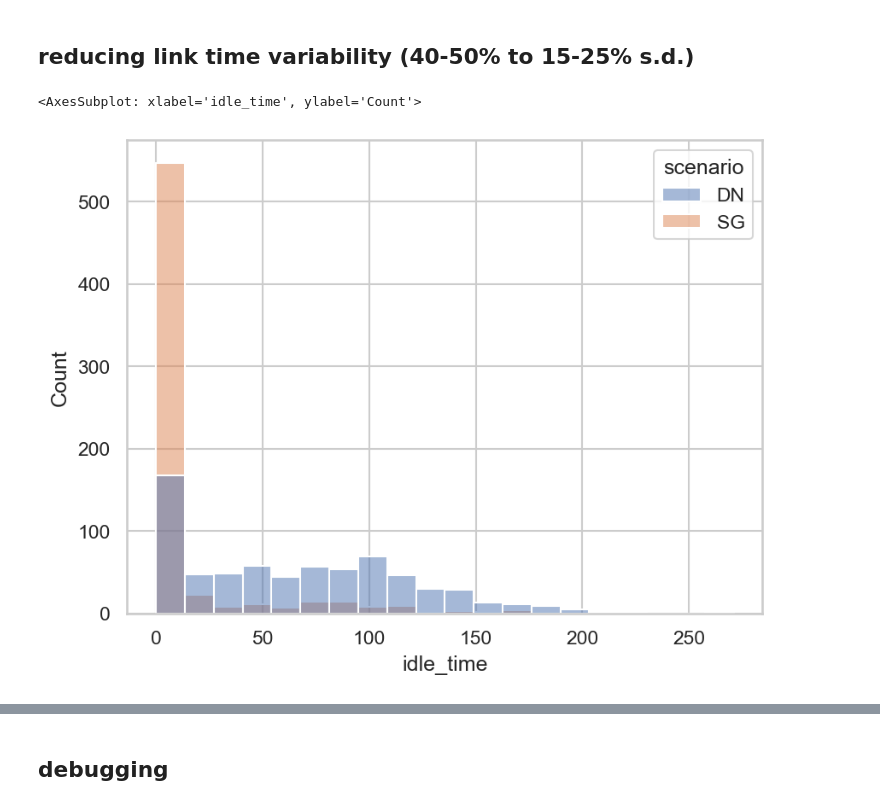
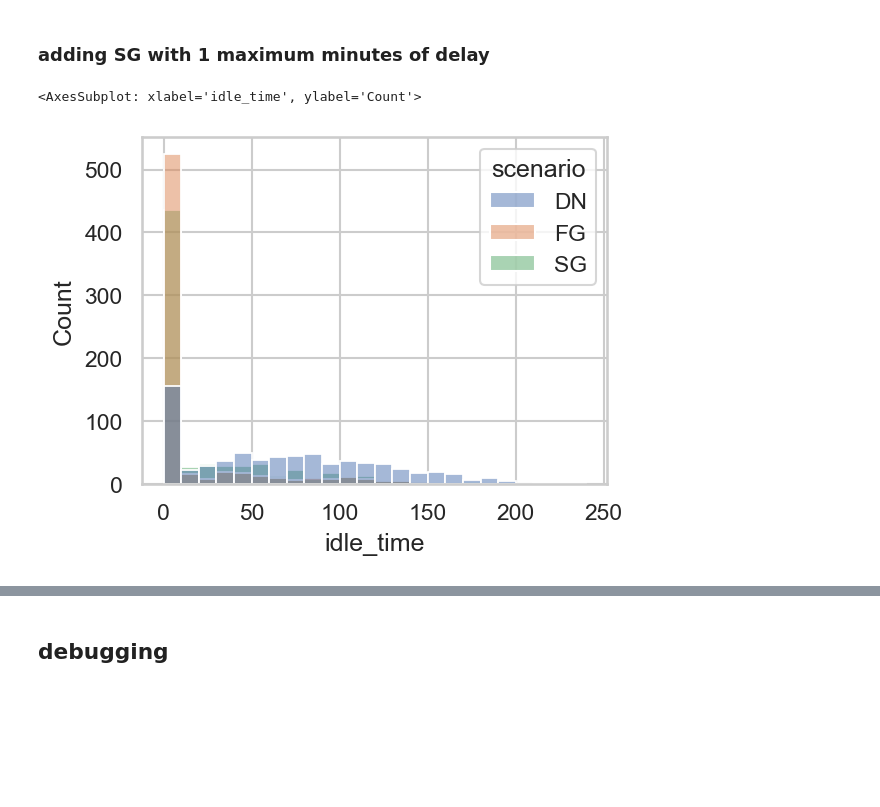
Before and after one commit to joerovar/flex-bus-sim, a Jupyter notebook: test.ipynb, the cells around one changed output, grey strips where cells are left out. Cells and saved outputs as stored; diff of their text form; code cells hidden in the pictures; blank space fills up the shorter version.

```diff
--- a/test.ipynb
+++ b/test.ipynb
@@ -4,10 +4,10 @@ from helpers import *
 import pandas as pd
 from params import *
 import os
-# %% [markdown]
-## reducing link time variability (40-50% to 15-25% s.d.)
+# %% [markdown]
+### adding SG with 1 maximum minutes of delay
 # %%
-tstamp = '1003-132637'
+tstamp = '1003-135528'
 RESULTS_PATH = os.path.join(OUTPUT_FOLDER_PATH,'experiments_'+tstamp)
 idle = pd.read_csv(os.path.join(RESULTS_PATH, 'idle.csv'))
 pax = pd.read_csv(os.path.join(RESULTS_PATH, 'pax.csv'))
@@ -18,8 +18,9 @@ table, table_pcts = tabulate_improvements(state, idle, pax, trips, base_scenario
 # %%
+fig, axs = plt.subplots(figsize=(4,3))
 sns.histplot(idle, x='idle_time', hue='scenario', common_norm=False)
 # %% [output]
 <AxesSubplot: xlabel='idle_time', ylabel='Count'>
-[figure, old version]
+[figure, new version]
 # %%
 table
 # %% [output]
```
Also changed, not shown: parts of 19 cells of this notebook, 4 other files.
